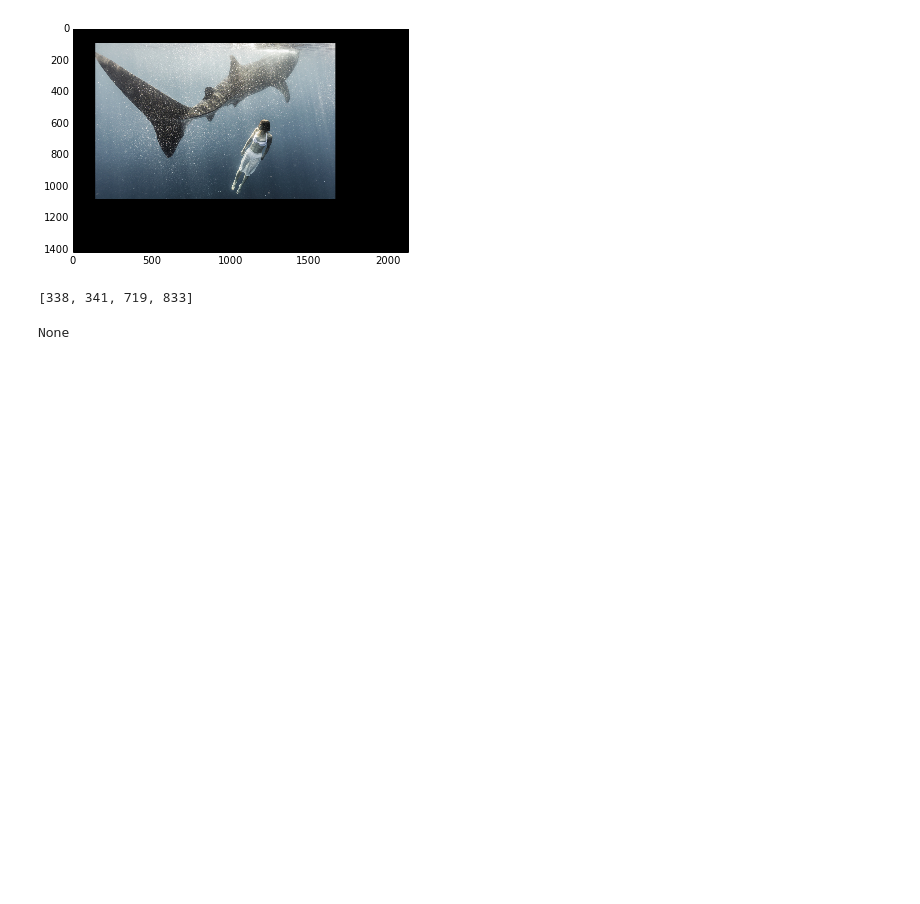
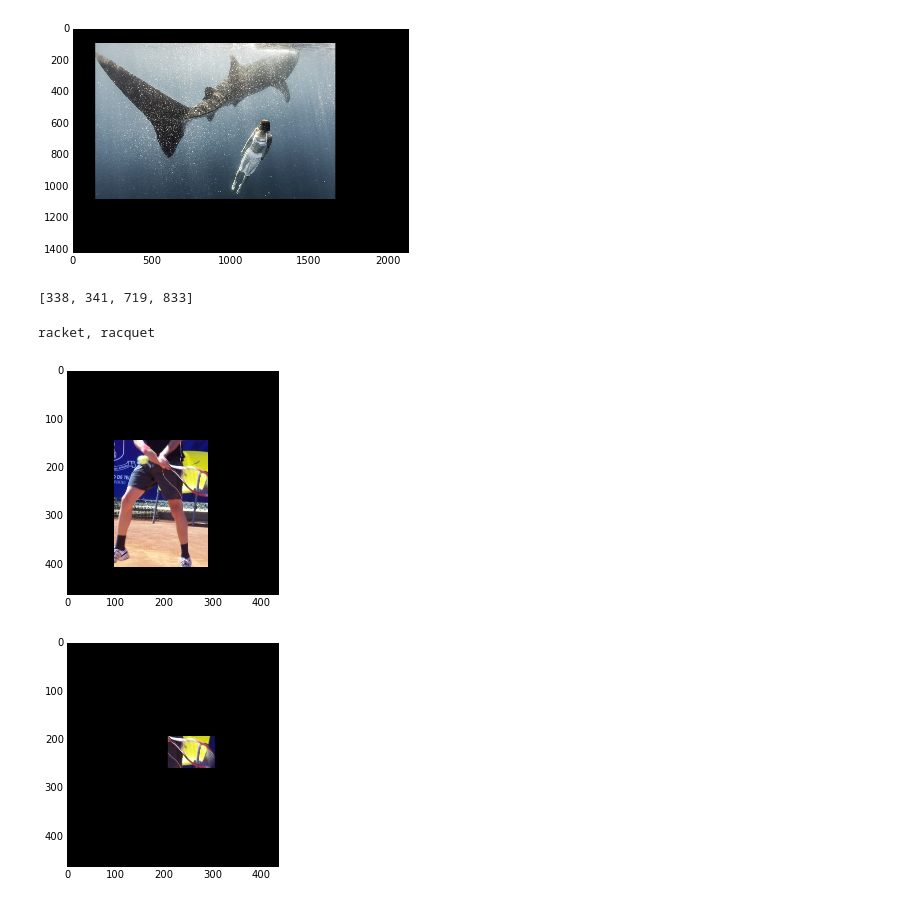
Before and after one commit to sdockal/FastObjectLocalization, a Jupyter notebook: Localization.ipynb, the cells around one changed output. Cells and saved outputs as stored; diff of their text form; code cells hidden in the pictures; blank space fills up the shorter version.

Commit message:
Added validation file and code

```diff
--- a/Localization.ipynb
+++ b/Localization.ipynb
@@ -155,7 +155,5 @@ visualize(im, bbox_coords)
 filter(lambda x: 'pig' in CLASSES[x].lower(), range(1000))
 # %% [output]
 [338, 341, 719, 833]
-# %%
-print im
-# %% [output]
-None
+# %%
+candidates = pickle.load(open("Data/validation_1.pkl"))
@@ -161,0 +162,17 @@ None
+# %%
+for ret in candidates[4:5]:
+    class_wnid,imgid,class_idx,xmlidx,url,xmin,xmax,ymin,ymax = ret
+    im = image_from_url(url)
+    if type(im) == types.NoneType:
+        print "Skip (%d,%d): %s : URL is bad."%(class_idx,xmlidx,imgid)
+    else:
+        bbox_coords = bbox(im,model,class_no=class_idx,n_neurons = 1)
+        print(CLASSES[class_idx])
+        #Visualize the Box on the original image
+        visualize(im, bbox_coords)
+        plt.figure()
+        visualize(im, (xmin,xmax,ymin,ymax))
+# %% [output]
+racket, racquet
+[figure, added]
+[figure, added]
```
Also changed, not shown: parts of 2 cells of this notebook, 1 other file.
